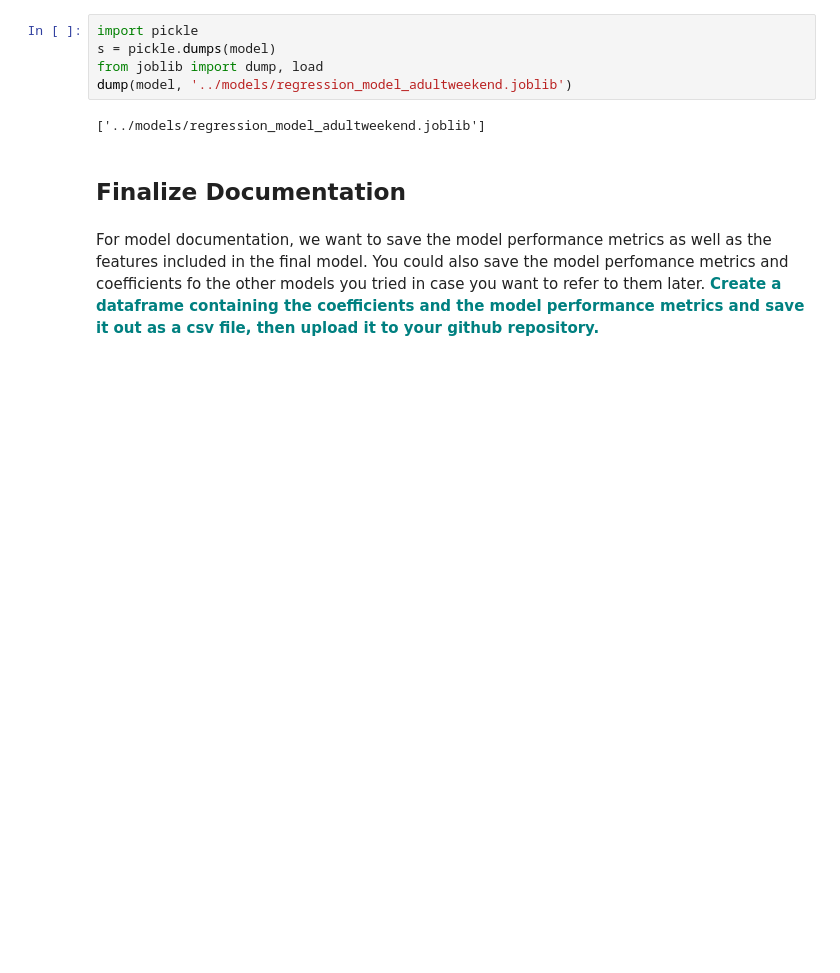
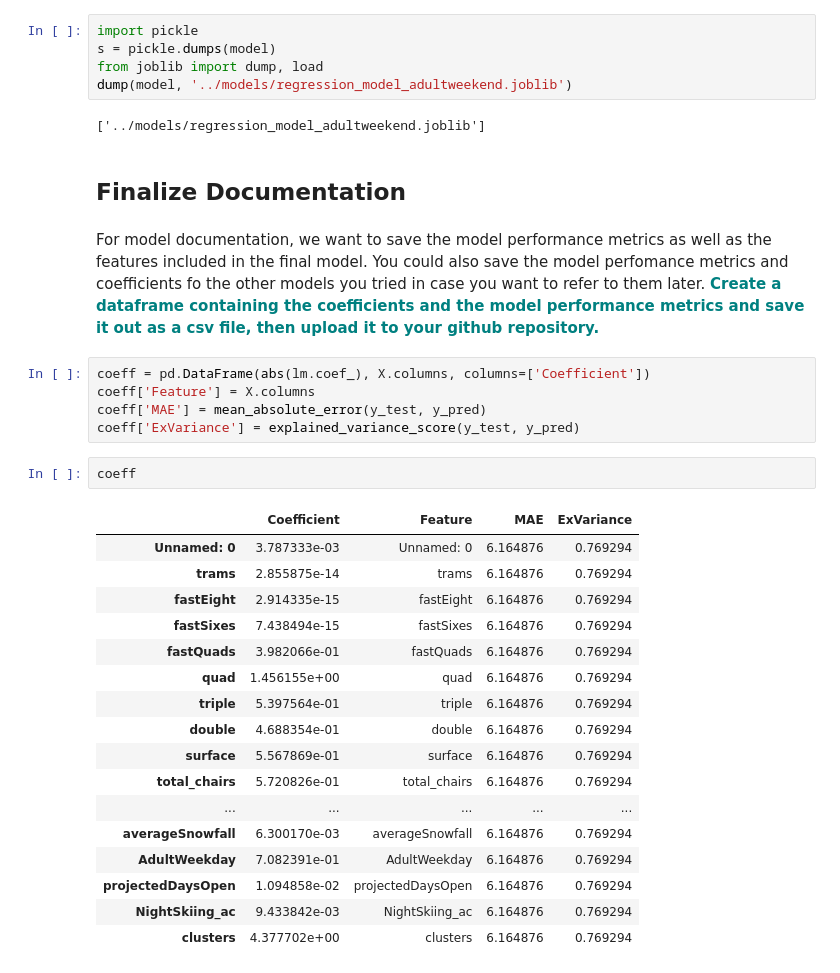
Before and after one commit to dineshh912/DS_big_mountain_ski_resort_capstone, a Jupyter notebook: 6-documentaion/GuidedCapstoneStep6HL.ipynb, the cells around one changed output. Saved outputs shown, nothing was run; the diff lists cells and outputs as text; blank space fills up the shorter version.

```diff
--- a/6-documentaion/GuidedCapstoneStep6HL.ipynb
+++ b/6-documentaion/GuidedCapstoneStep6HL.ipynb
@@ -212,3 +201,28 @@ dump(model, '../models/regression_model_adultweekend.joblib')
 ## Finalize Documentation
 # %% [markdown]
 For model documentation, we want to save the model performance metrics as well as the features included in the final model. You could also save the model perfomance metrics and coefficients fo the other models you tried in case you want to refer to them later. **<font color='teal'> Create a dataframe containing the coefficients and the model performance metrics and save it out as a csv file, then upload it to your github repository.</font>**
+# %%
+coeff = pd.DataFrame(abs(lm.coef_), X.columns, columns=['Coefficient'])
+coeff['Feature'] = X.columns
+coeff['MAE'] = mean_absolute_error(y_test, y_pred)
+coeff['ExVariance'] = explained_variance_score(y_test, y_pred)
+# %%
+coeff
+# %% [output]
+|  | Coefficient | Feature | MAE | ExVariance |
+| Unnamed: 0 | 3.787333e-03 | Unnamed: 0 | 6.164876 | 0.769294 |
+| trams | 2.855875e-14 | trams | 6.164876 | 0.769294 |
+| fastEight | 2.914335e-15 | fastEight | 6.164876 | 0.769294 |
+| fastSixes | 7.438494e-15 | fastSixes | 6.164876 | 0.769294 |
+| fastQuads | 3.982066e-01 | fastQuads | 6.164876 | 0.769294 |
+| quad | 1.456155e+00 | quad | 6.164876 | 0.769294 |
+| triple | 5.397564e-01 | triple | 6.164876 | 0.769294 |
+| double | 4.688354e-01 | double | 6.164876 | 0.769294 |
+| surface | 5.567869e-01 | surface | 6.164876 | 0.769294 |
+| total_chairs | 5.720826e-01 | total_chairs | 6.164876 | 0.769294 |
+| ... | ... | ... | ... | ... |
+| averageSnowfall | 6.300170e-03 | averageSnowfall | 6.164876 | 0.769294 |
+| AdultWeekday | 7.082391e-01 | AdultWeekday | 6.164876 | 0.769294 |
+| projectedDaysOpen | 1.094858e-02 | projectedDaysOpen | 6.164876 | 0.769294 |
+| NightSkiing_ac | 9.433842e-03 | NightSkiing_ac | 6.164876 | 0.769294 |
+| clusters | 4.377702e+00 | clusters | 6.164876 | 0.769294 |
```
Also changed, not shown: parts of 7 cells of this notebook, 1 other file.
